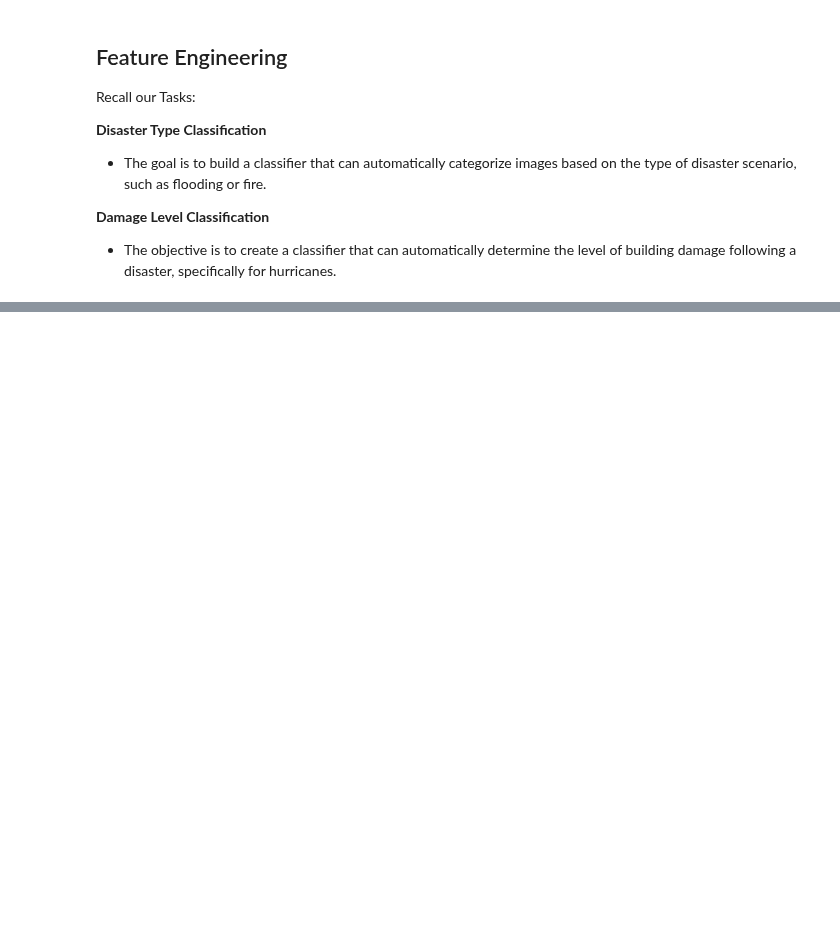
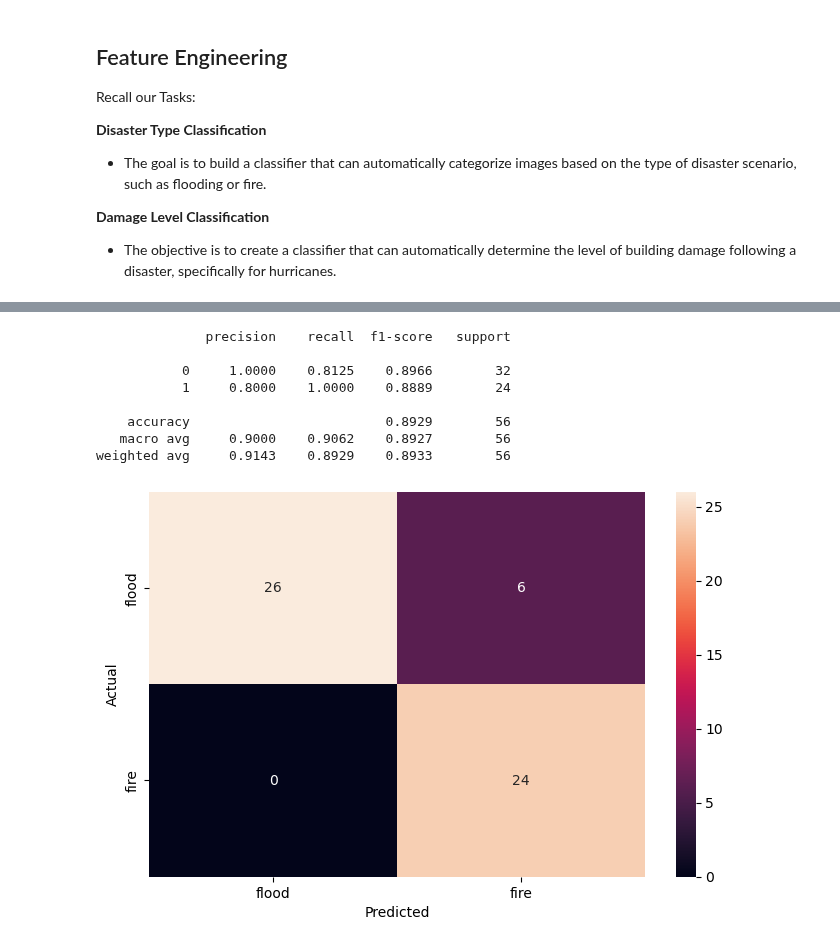
Before and after one commit to fractalclockwork/Data200, a Jupyter notebook: Source/Checkpoint_2_Modeling.ipynb, the cells around one changed output, grey strips where cells are left out. Cells and saved outputs as stored; diff of their text form; code cells hidden in the pictures; blank space fills up the shorter version.

```diff
--- a/Source/Checkpoint_2_Modeling.ipynb
+++ b/Source/Checkpoint_2_Modeling.ipynb
@@ -579,0 +662,4 @@ int(114 * .8) * df.coded.nunique() # total validation set with augmentation
+# %%
+prediction = model.predict(X_valid)
+prediction = tf.squeeze(custom_activation(prediction)) # sometimes to just want to hug a squeeze your tensors
+actual = custom_activation(Y_valid)
@@ -579,0 +719,29 @@ int(114 * .8) * df.coded.nunique() # total validation set with augmentation
+# %%
+# Evaluate our model based on precision, recall, and f1-score
+
+from sklearn.metrics import classification_report
+from sklearn.metrics import confusion_matrix
+import seaborn as sns
+
+# Printing the classification report
+print(classification_report(actual, prediction, digits=4))
+
+# Plotting the heatmap using confusion matrix
+cm = confusion_matrix(actual, prediction)
+plt.figure(figsize = (8, 5))
+sns.heatmap(cm, annot = True,  fmt = '.0f',
+          xticklabels = ['flood', 'fire'],
+          yticklabels = ['flood', 'fire'])
+plt.ylabel('Actual')
+plt.xlabel('Predicted')
+plt.show()
+# %% [output]
+              precision    recall  f1-score   support
+
+           0     1.0000    0.8125    0.8966        32
+           1     0.8000    1.0000    0.8889        24
+
+    accuracy                         0.8929        56
+   macro avg     0.9000    0.9062    0.8927        56
+weighted avg     0.9143    0.8929    0.8933        56
+[figure, added]
```
Also changed, not shown: parts of 44 cells of this notebook, 1 other file.
